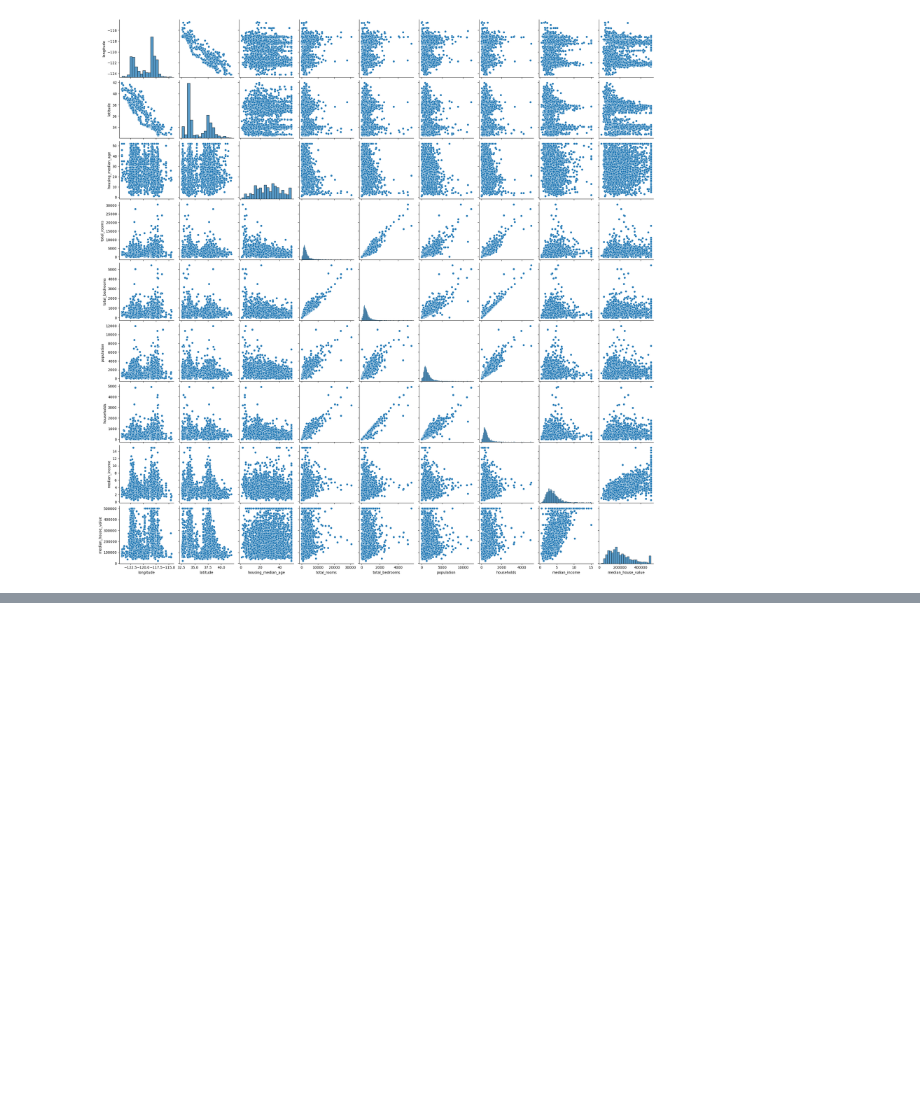
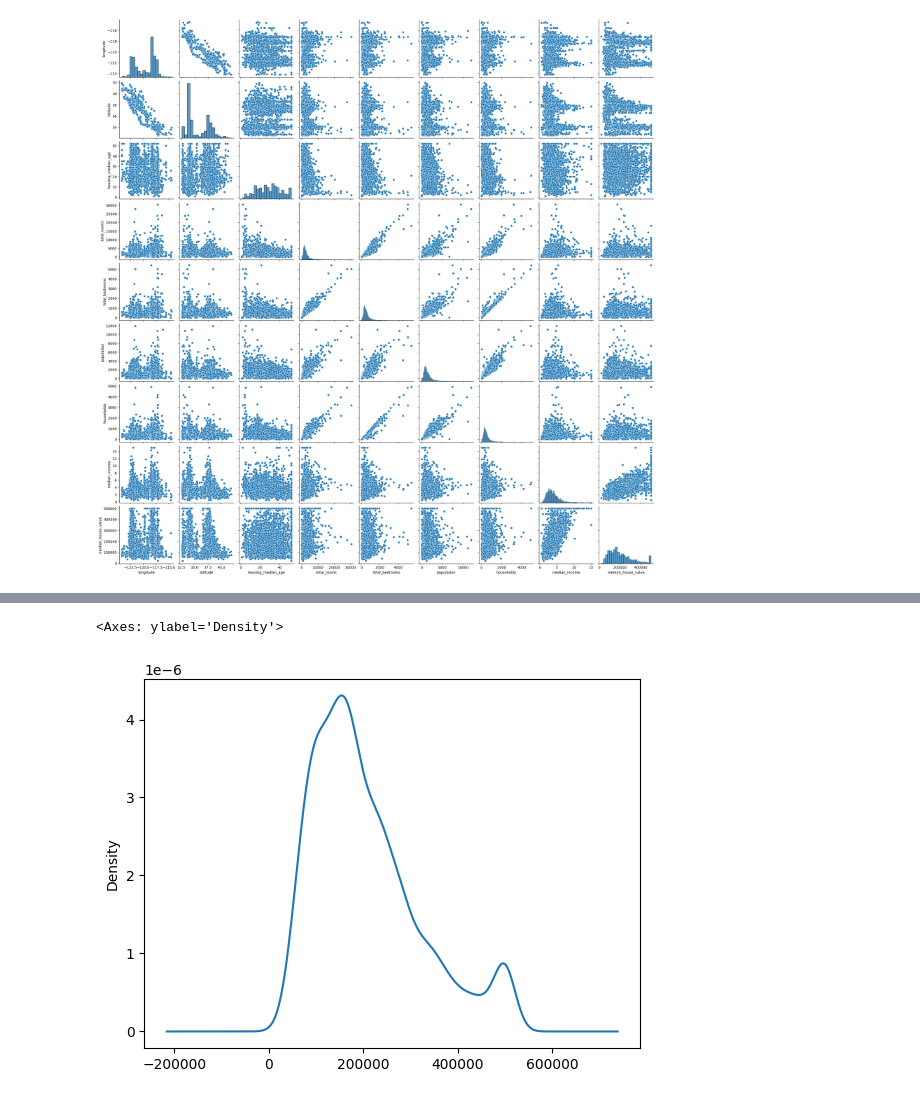
Before and after one commit to SrinidhiMokidi/AIML, a Jupyter notebook: LAB_4_AIML.ipynb, the cells around one changed output, grey strips where cells are left out. Saved outputs shown, nothing was run; the diff lists cells and outputs as text; code cells hidden in the pictures; blank space fills up the shorter version.

```diff
--- a/LAB_4_AIML.ipynb
+++ b/LAB_4_AIML.ipynb
@@ -55,0 +61,5 @@ sns.pairplot(df)
+# %%
+df['median_house_value'].plot.density()
+# %% [output]
+<Axes: ylabel='Density'>
+[figure, added]
```
Also changed, not shown: parts of 30 cells of this notebook.
